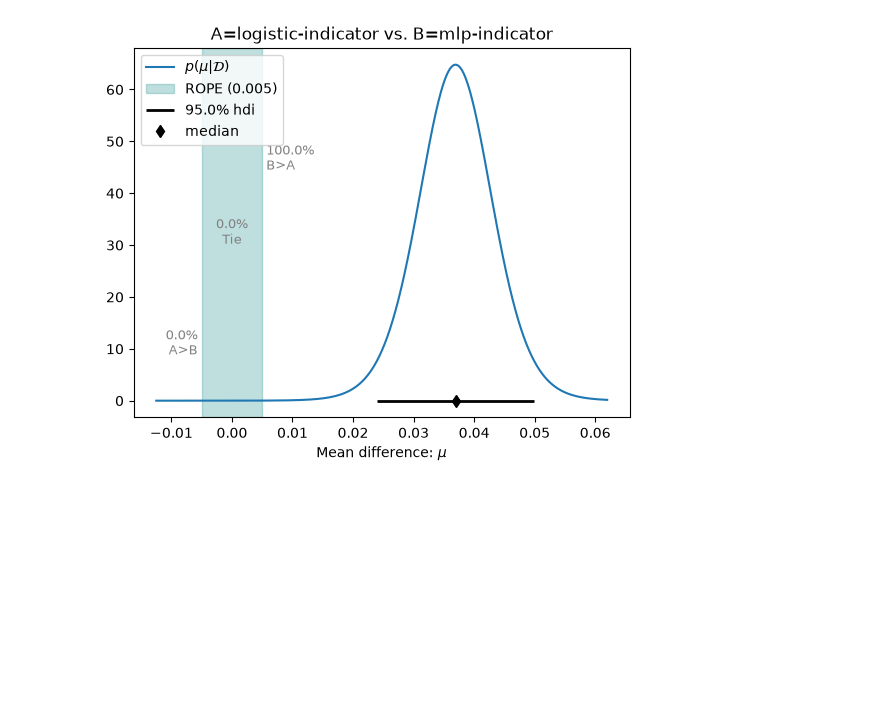
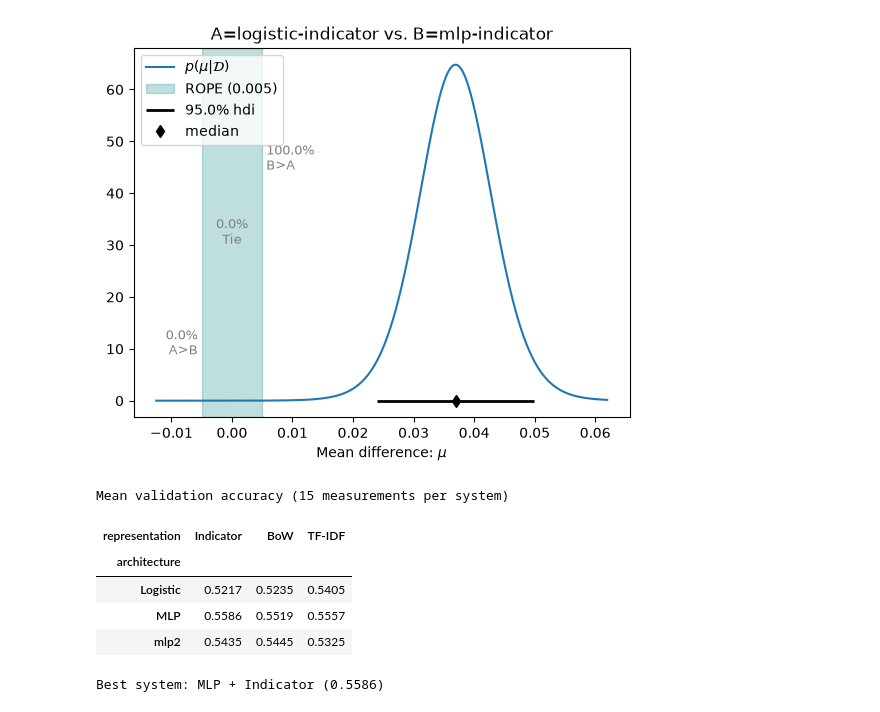
Before and after one commit to PepBaggen/nlp1-project, a Jupyter notebook: notebooks/project1.ipynb, the cells around one changed output. Saved outputs shown, nothing was run; the diff lists cells and outputs as text; code cells hidden in the pictures; blank space fills up the shorter version.

```diff
--- a/notebooks/project1.ipynb
+++ b/notebooks/project1.ipynb
@@ -308,3 +308,36 @@ A=logistic_indicator B=mlp_indicator: P(A wins)=0.0000 P(Tie)=0.0001 P(B wins)=0
 | 34 | logistic_tfidf | mlp_tuned_tfidf | 0.5405 | 0.5325 | -0.0080 | 0.6586 | 0.2938 | 0.0476 | -1.1035 | ... |
 | 35 | mlp_tfidf | mlp_tuned_tfidf | 0.5557 | 0.5325 | -0.0232 | 0.9968 | 0.0031 | 0.0001 | -4.0855 | ... |
 [figure]
+# %%
+# Final run: mean validation accuracy per system (3 seeds x 5 folds = 15 measurements)
+ARCH_NAMES = {"logistic": "Logistic", "mlp": "MLP", "mlp_tuned": "mlp2"}
+REP_NAMES = {"indicator": "Indicator", "bow": "BoW", "tfidf": "TF-IDF"}
+
+rows = []
+for sys_name in my_classifiers:
+    arch, rep = sys_name.rsplit("_", 1)          # "mlp_tuned_bow" -> "mlp_tuned", "bow"
+    acc = get_all_measurements_for(my_classifiers, sys_name).flatten()
+    rows.append({
+        "architecture": ARCH_NAMES[arch],
+        "representation": REP_NAMES[rep],
+        "accuracy": acc.mean(),
+    })
+summary_df = pd.DataFrame(rows)
+
+final_table = (summary_df
+               .pivot(index="architecture", columns="representation", values="accuracy")
+               .reindex(index=list(ARCH_NAMES.values()), columns=list(REP_NAMES.values())))
+
+print("Mean validation accuracy (15 measurements per system)")
+display(final_table.round(4))
+
+best = summary_df.loc[summary_df["accuracy"].idxmax()]
+print(f"Best system: {best.architecture} + {best.representation} ({best.accuracy:.4f})")
+# %% [output]
+Mean validation accuracy (15 measurements per system)
+| representation | Indicator | BoW | TF-IDF |
+| architecture |  |  |  |
+| Logistic | 0.5217 | 0.5235 | 0.5405 |
+| MLP | 0.5586 | 0.5519 | 0.5557 |
+| mlp2 | 0.5435 | 0.5445 | 0.5325 |
+Best system: MLP + Indicator (0.5586)
```
Also changed, not shown: parts of 4 cells of this notebook, 3 other files.
